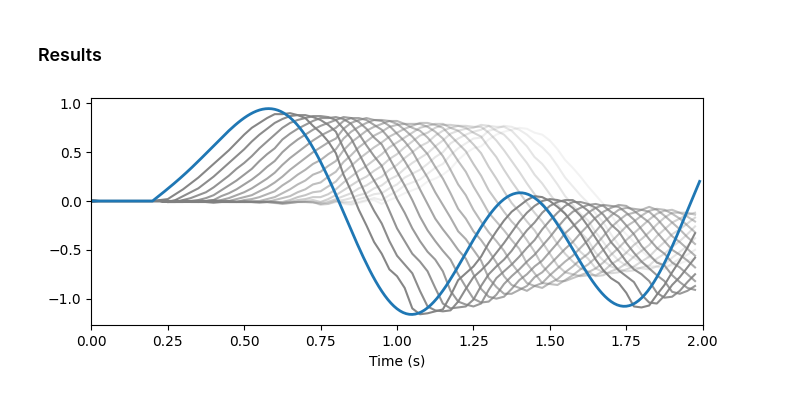
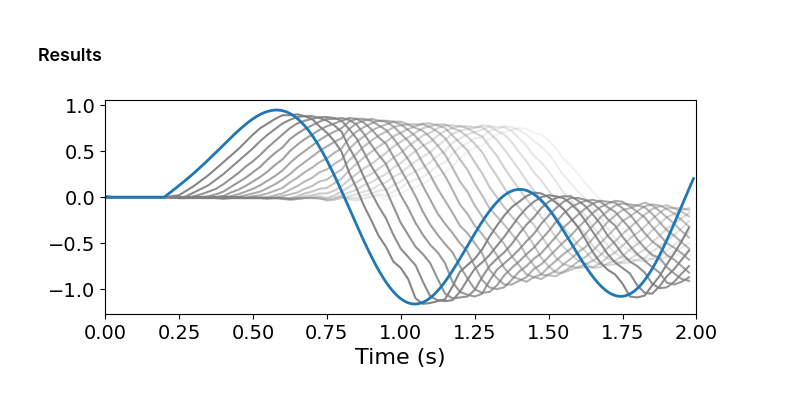
Before and after one commit to jorchard/SpikingPhasorVSA, a Jupyter notebook: SP_LDN.ipynb, the cells around one changed output. Cells and saved outputs as stored; diff of their text form; code cells hidden in the pictures.

```diff
--- a/SP_LDN.ipynb
+++ b/SP_LDN.ipynb
@@ -444,19 +447,20 @@ def decode_lmu(y, S, t, theta):
 # %%
 figure(figsize=(7,3))
 
 for theta in arange(0.05, 0.95, 0.05):
     p = []
     tvals = arange(0, T, 1./freq)
     for tt in tvals:
         p.append(decode_lmu(y, ds.S[0], tt, theta))
     p = array(p)
 
     plot(tvals, p, color=(0.5,0.5,0.5,1-theta));
 
 plot(ttvals, sig(ttvals), lw=2)
 xlim(axlims[0], axlims[1]);
-xlabel('Time (s)');
+gca().tick_params(axis='both', which='major', labelsize=14)
+xlabel('Time (s)', fontsize=16);
 tight_layout();
-#savefig('splmu_plots.pdf');
+savefig('splmu_plots.pdf');
 # %% [output]
-[figure, old version]
+[figure, new version]
```
Also changed, not shown: parts of 3 cells of this notebook, 4 other files.
